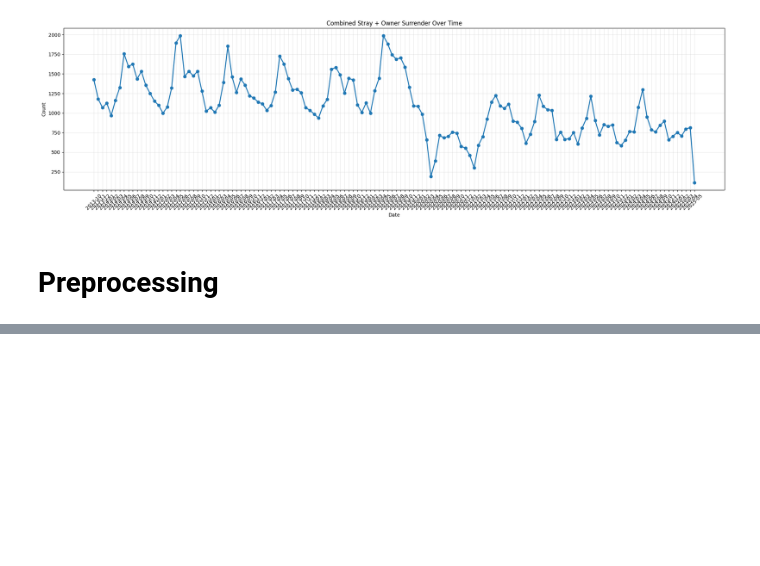
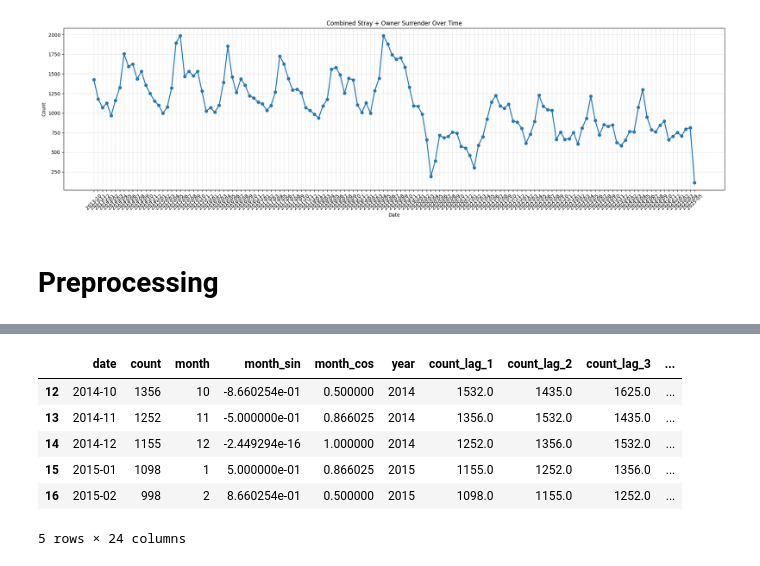
Before and after one commit to atharvavyas1/Lee-paw-faith, a Jupyter notebook: Notebooks/Austin_time_series.ipynb, the cells around one changed output, grey strips where cells are left out. Drawn from its saved outputs; the diff is of its cells as text; code cells hidden in the pictures; blank space fills up the shorter version.

Commit message:
First run for time series, updated poetry too

```diff
--- a/Notebooks/Austin_time_series.ipynb
+++ b/Notebooks/Austin_time_series.ipynb
@@ -336,0 +474,24 @@ plt.show()
+# %%
+# Filter data first
+aggregated_intakes_filtered = aggregated_intakes[
+    (aggregated_intakes['animal_type'].isin(['Dog', 'Cat'])) &
+    (aggregated_intakes['intake_type'].isin(['Stray', 'Owner Surrender']))
+].copy()
+
+aggregated_df_outcomes_filtered = aggregated_df_outcomes[
+    (aggregated_df_outcomes['animal_type'].isin(['Dog', 'Cat'])) &
+    (aggregated_df_outcomes['outcome_type'] == 'Adoption')
+].copy()
+
+# Aggregate by date for each dataset
+intake_agg = aggregated_intakes_filtered.groupby('date')['count'].sum().reset_index()
+outcome_agg = aggregated_df_outcomes_filtered.groupby('date')['count'].sum().reset_index()
+
+# For intake prediction
+df_intake_features = prepare_intake_features(intake_agg, intake_col='count', date_col='date')
+
+# For outcome prediction - use outcome data directly
+df_outcome_features = prepare_intake_features(outcome_agg, intake_col='count', date_col='date')
+# %%
+df_intake_clean = df_intake_features.dropna()
+df_outcome_clean = df_outcome_features.dropna()
@@ -336,0 +725,16 @@ plt.show()
+# %%
+# INTAKE MODELS
+print("Training Intake Models...")
+
+# XGBoost for Intakes
+intake_xgb = IntakeXGBoostModel()
+intake_xgb.fit(df_intake_clean)
+intake_xgb_pred = intake_xgb.predict(df_intake_clean)
+print("Intake XGBoost Metrics:", evaluate_model(df_intake_clean['count'], intake_xgb_pred))
+print("Feature Importance:\n", intake_xgb.get_feature_importance().head(10))
+
+# Prophet for Intakes
+intake_prophet = IntakeProphetModel()
+intake_prophet.fit(df_intake_clean)
+intake_prophet_forecast = intake_prophet.predict(periods=12)
+print("Intake Prophet forecast completed")
@@ -336,0 +800,10 @@ plt.show()
+# %%
+df_intake_clean.head()
+# %% [output]
+|  | date | count | month | month_sin | month_cos | year | count_lag_1 | count_lag_2 | count_lag_3 | ... |
+| 12 | 2014-10 | 1356 | 10 | -8.660254e-01 | 0.500000 | 2014 | 1532.0 | 1435.0 | 1625.0 | ... |
+| 13 | 2014-11 | 1252 | 11 | -5.000000e-01 | 0.866025 | 2014 | 1356.0 | 1532.0 | 1435.0 | ... |
+| 14 | 2014-12 | 1155 | 12 | -2.449294e-16 | 1.000000 | 2014 | 1252.0 | 1356.0 | 1532.0 | ... |
+| 15 | 2015-01 | 1098 | 1 | 5.000000e-01 | 0.866025 | 2015 | 1155.0 | 1252.0 | 1356.0 | ... |
+| 16 | 2015-02 | 998 | 2 | 8.660254e-01 | 0.500000 | 2015 | 1098.0 | 1155.0 | 1252.0 | ... |
+5 rows × 24 columns
```
Also changed, not shown: parts of 22 cells of this notebook, 2 other files.
